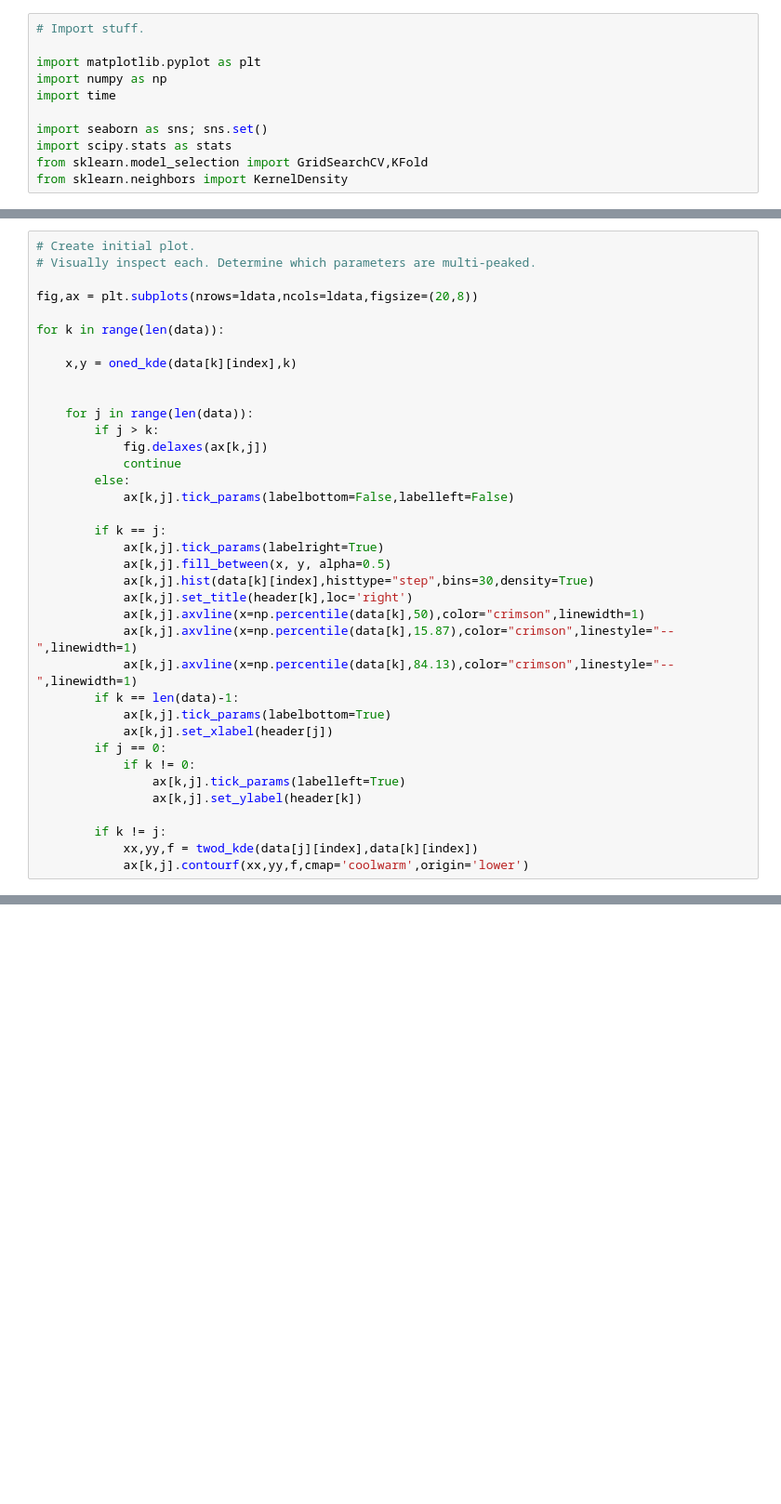
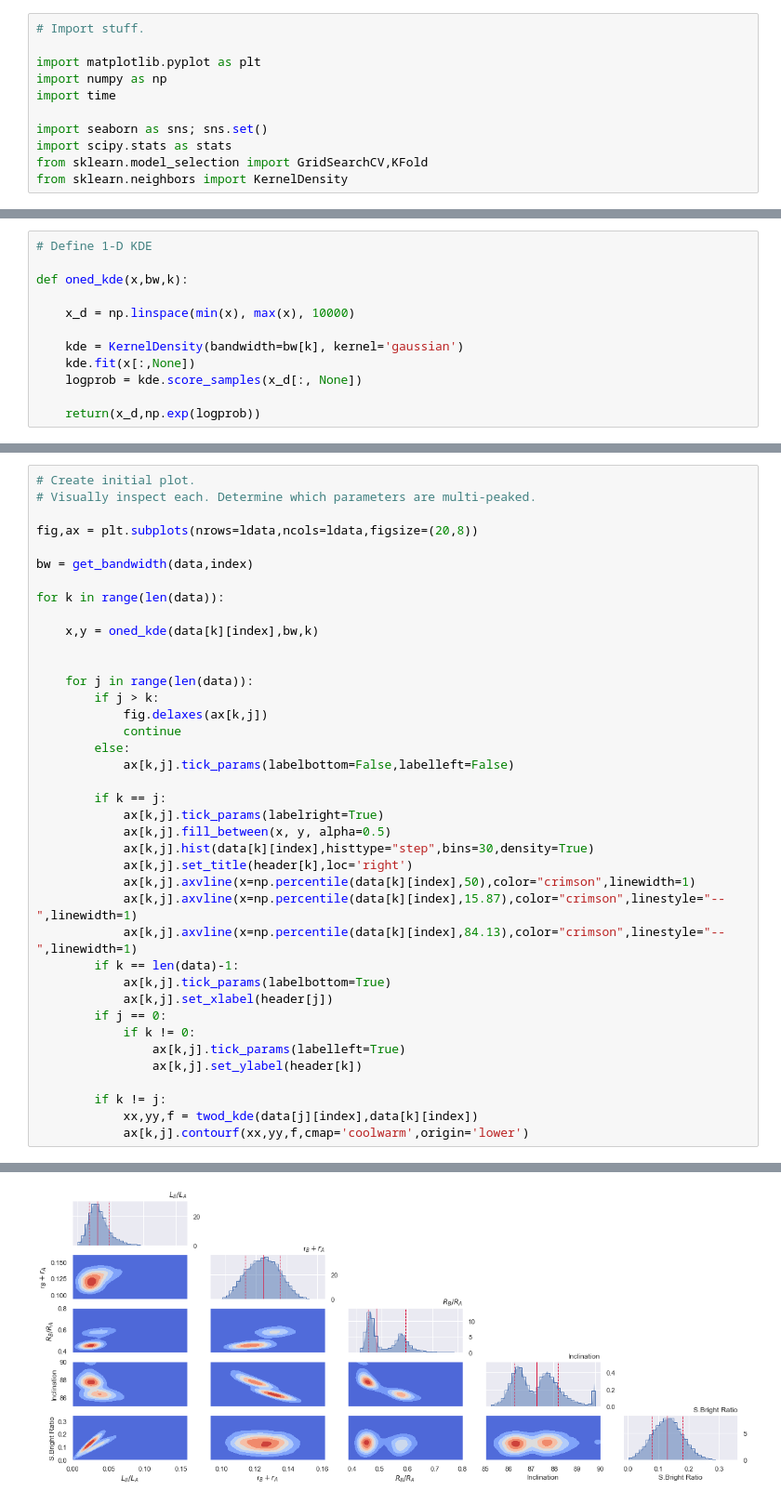
Before and after one commit to AlekzanderKosakowski/misc_python, a Jupyter notebook: corner_dist.ipynb, the cells around one changed output, grey strips where cells are left out. Shown at 93% size. Saved outputs shown, nothing was run; the diff lists cells and outputs as text; blank space fills up the shorter version.

Commit message:
Corrected issue with calling index values. Moved 1d kde bw calculation to separate function

```diff
--- a/corner_dist.ipynb
+++ b/corner_dist.ipynb
@@ -81,2 +72,14 @@ def oned_kde(x,k):
+# %%
+# Define 1-D KDE
+
+def oned_kde(x,bw,k):
+
+    x_d = np.linspace(min(x), max(x), 10000)
+
+    kde = KernelDensity(bandwidth=bw[k], kernel='gaussian')
+    kde.fit(x[:,None])
+    logprob = kde.score_samples(x_d[:, None])
+
+    return(x_d,np.exp(logprob))
 # %%
 # Define 2-D KDE
@@ -100,9 +105,11 @@ def twod_kde(x,y):
 
 fig,ax = plt.subplots(nrows=ldata,ncols=ldata,figsize=(20,8))
 
+bw = get_bandwidth(data,index)
+
 for k in range(len(data)):
 
-    x,y = oned_kde(data[k][index],k)
+    x,y = oned_kde(data[k][index],bw,k)
 
 
     for j in range(len(data)):
@@ -117,9 +124,9 @@ for k in range(len(data)):
             ax[k,j].fill_between(x, y, alpha=0.5)
             ax[k,j].hist(data[k][index],histtype="step",bins=30,density=True)
             ax[k,j].set_title(header[k],loc='right')
-            ax[k,j].axvline(x=np.percentile(data[k],50),color="crimson",linewidth=1)
-            ax[k,j].axvline(x=np.percentile(data[k],15.87),color="crimson",linestyle="--",linewidth=1)
-            ax[k,j].axvline(x=np.percentile(data[k],84.13),color="crimson",linestyle="--",linewidth=1)
+            ax[k,j].axvline(x=np.percentile(data[k][index],50),color="crimson",linewidth=1)
+            ax[k,j].axvline(x=np.percentile(data[k][index],15.87),color="crimson",linestyle="--",linewidth=1)
+            ax[k,j].axvline(x=np.percentile(data[k][index],84.13),color="crimson",linestyle="--",linewidth=1)
         if k == len(data)-1:
             ax[k,j].tick_params(labelbottom=True)
             ax[k,j].set_xlabel(header[j])
@@ -131,3 +138,4 @@ for k in range(len(data)):
         if k != j:
             xx,yy,f = twod_kde(data[j][index],data[k][index])
             ax[k,j].contourf(xx,yy,f,cmap='coolwarm',origin='lower')
+# %% [output]
@@ -134,3 +157,4 @@ for k in range(len(data)):
+[figure, added]
 # %%
 # Define functions to fit data to for multi-peaked parameters.
 
```
Also changed, not shown: parts of 9 cells of this notebook.
